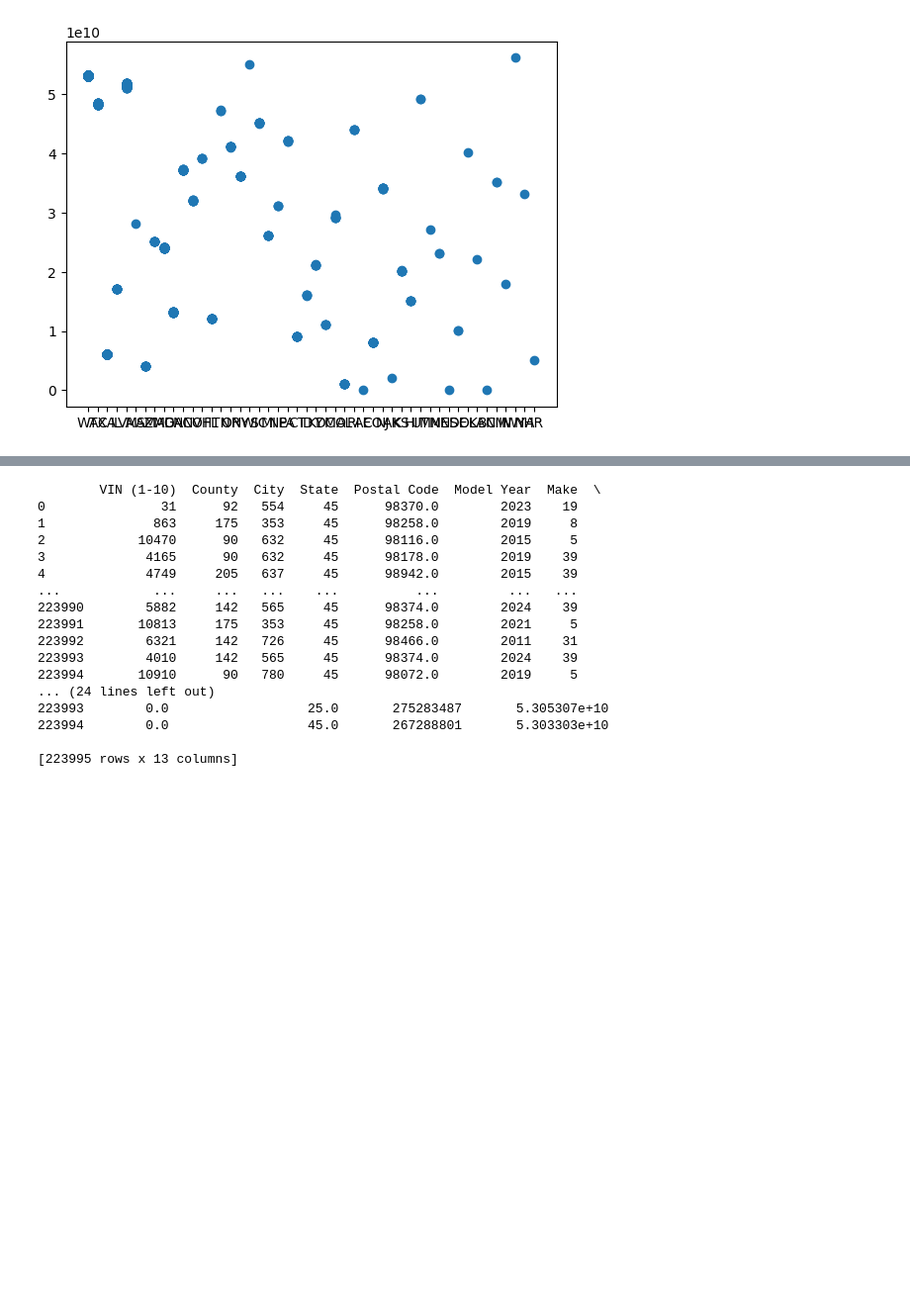
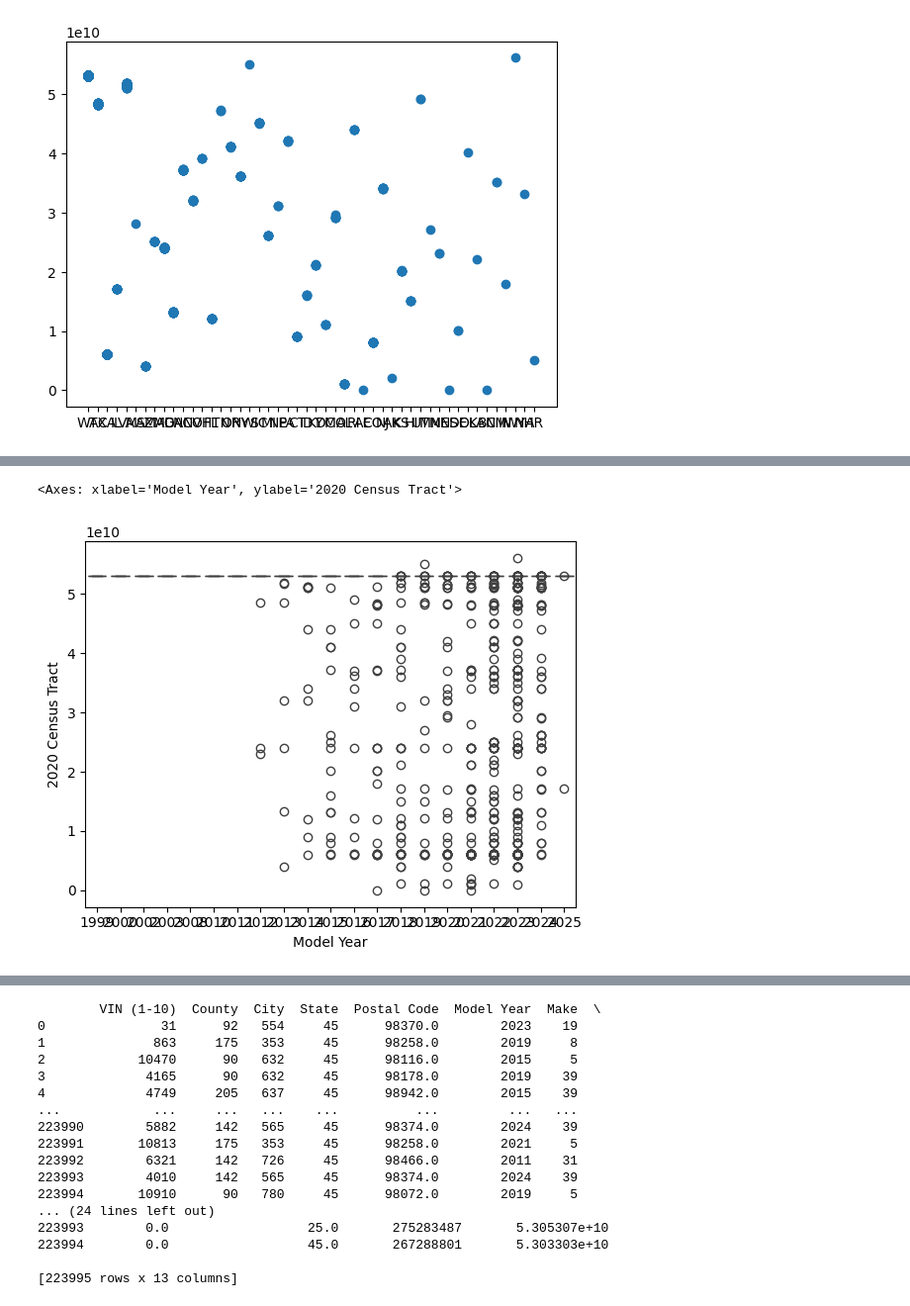
Before and after one commit to NagalakshmiRajamoorthy/MachineLearning-Projects, a Jupyter notebook: Electric_Vehicle_Population_Data.ipynb, the cells around one changed output, grey strips where cells are left out. Shown at 99% size. Drawn from its saved outputs; the diff is of its cells as text; code cells hidden in the pictures; blank space fills up the shorter version.

```diff
--- a/Electric_Vehicle_Population_Data.ipynb
+++ b/Electric_Vehicle_Population_Data.ipynb
@@ -107,0 +120,5 @@ plt.scatter(a["State"], a["2020 Census Tract"])
+# %%
+sns.boxplot(x="Model Year",y="2020 Census Tract",data=a)
+# %% [output]
+<Axes: xlabel='Model Year', ylabel='2020 Census Tract'>
+[figure, added]
```
Also changed, not shown: parts of 10 cells of this notebook.
